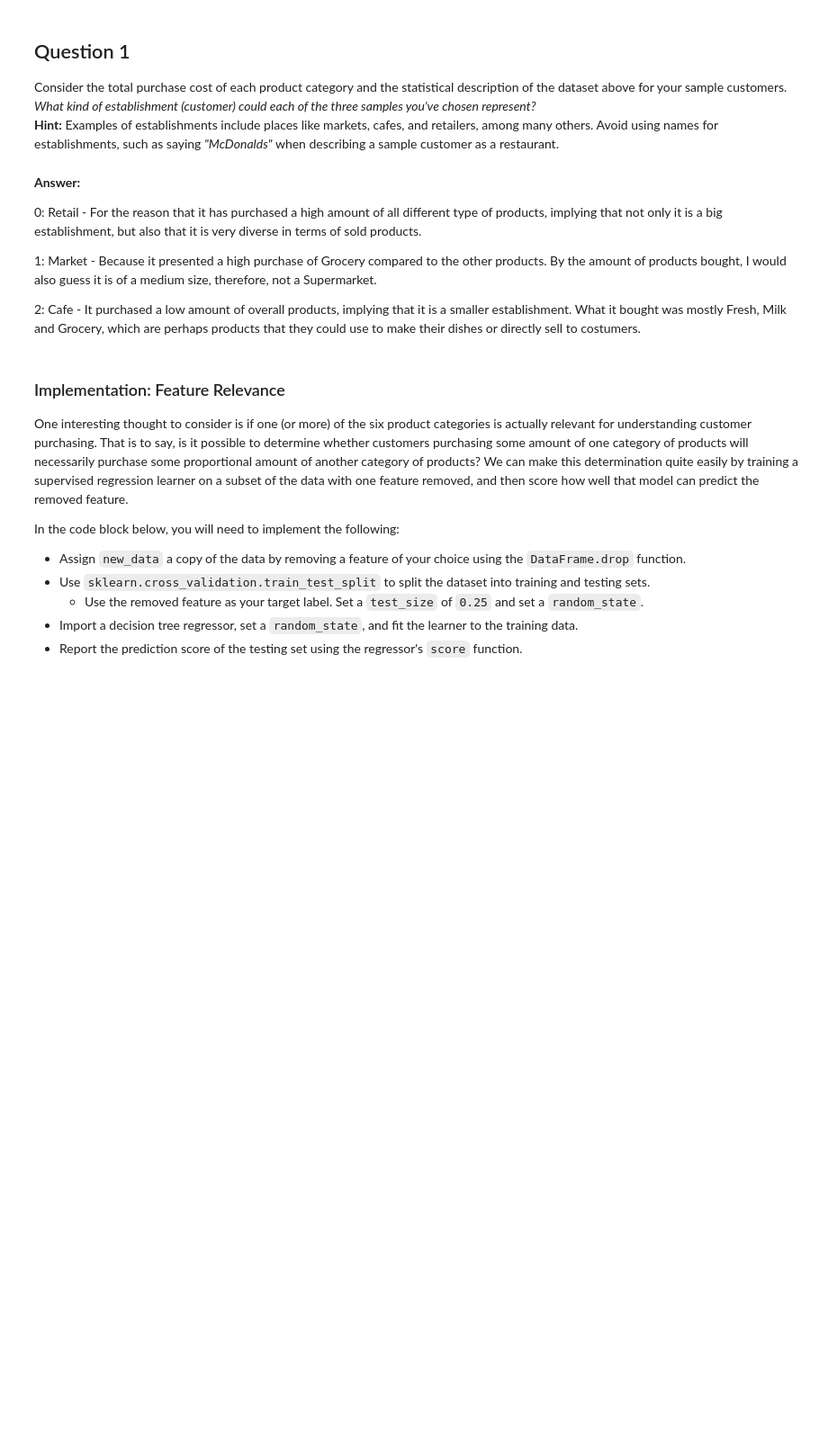
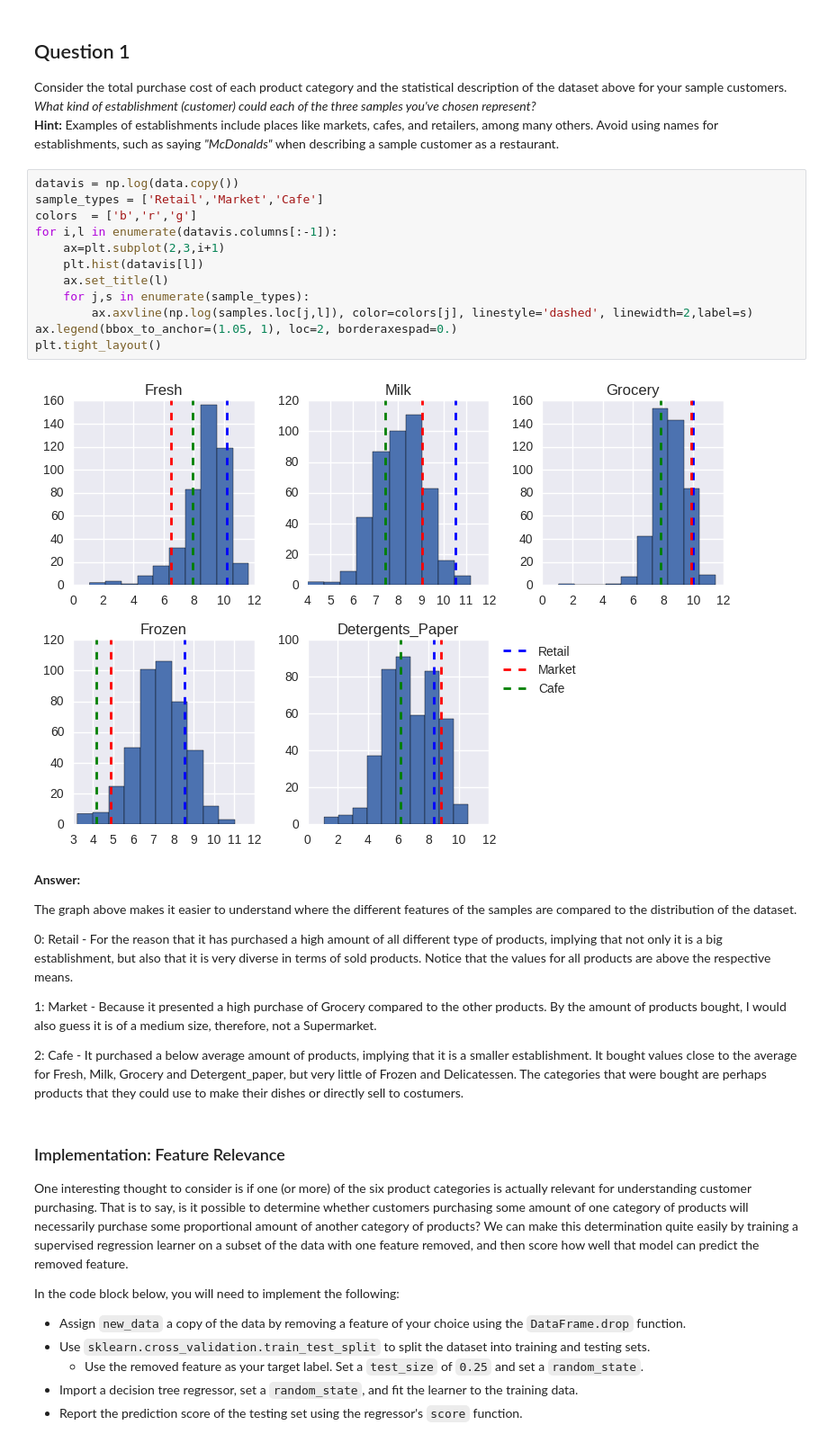
Before and after one commit to davibarreira/customer_segments, a Jupyter notebook: customer_segments.ipynb, the cells around one changed output. Shown at 90% size. Drawn from its saved outputs; the diff is of its cells as text; blank space fills up the shorter version.

```diff
--- a/customer_segments.ipynb
+++ b/customer_segments.ipynb
@@ -84,14 +77,30 @@ ax.set(ylabel='log(Annual spending)')
 Consider the total purchase cost of each product category and the statistical description of the dataset above for your sample customers.
 *What kind of establishment (customer) could each of the three samples you've chosen represent?*
 **Hint:** Examples of establishments include places like markets, cafes, and retailers, among many others. Avoid using names for establishments, such as saying *"McDonalds"* when describing a sample customer as a restaurant.
+# %%
+datavis = np.log(data.copy())
+sample_types = ['Retail','Market','Cafe']
+colors  = ['b','r','g']
+for i,l in enumerate(datavis.columns[:-1]):
+    ax=plt.subplot(2,3,i+1)
+    plt.hist(datavis[l])
+    ax.set_title(l)
+    for j,s in enumerate(sample_types):
+        ax.axvline(np.log(samples.loc[j,l]), color=colors[j], linestyle='dashed', linewidth=2,label=s)
+ax.legend(bbox_to_anchor=(1.05, 1), loc=2, borderaxespad=0.)
+plt.tight_layout()
+# %% [output]
+[figure, added]
 # %% [markdown]
 **Answer:**
 
-0: Retail - For the reason that it has purchased a high amount of all different type of products, implying that not only it is a big establishment, but also that it is very diverse in terms of sold products.
+The graph above makes it easier to understand where the different features of the samples are compared to the distribution of the dataset.
+
+0: Retail - For the reason that it has purchased a high amount of all different type of products, implying that not only it is a big establishment, but also that it is very diverse in terms of sold products. Notice that the values for all products are above the respective means.
 
 1: Market - Because it presented a high purchase of Grocery compared to the other products. By the amount of products bought, I would also guess it is of a medium size, therefore, not a Supermarket.
 
-2: Cafe - It purchased a low amount of overall products, implying that it is a smaller establishment. What it bought was mostly Fresh, Milk and Grocery, which are perhaps products that they could use to make their dishes or directly sell to costumers.
+2: Cafe - It purchased a below average amount of products, implying that it is a smaller establishment. It bought values close to the average for Fresh, Milk, Grocery and Detergent_paper, but very little of Frozen and Delicatessen. The categories that were bought are perhaps products that they could use to make their dishes or directly sell to costumers.
 # %% [markdown]
 ### Implementation: Feature Relevance
 One interesting thought to consider is if one (or more) of the six product categories is actually relevant for understanding customer purchasing. That is to say, is it possible to determine whether customers purchasing some amount of one category of products will necessarily purchase some proportional amount of another category of products? We can make this determination quite easily by training a supervised regression learner on a subset of the data with one feature removed, and then score how well that model can predict the removed feature.
```
Also changed, not shown: parts of 19 cells of this notebook, 1 other file.
